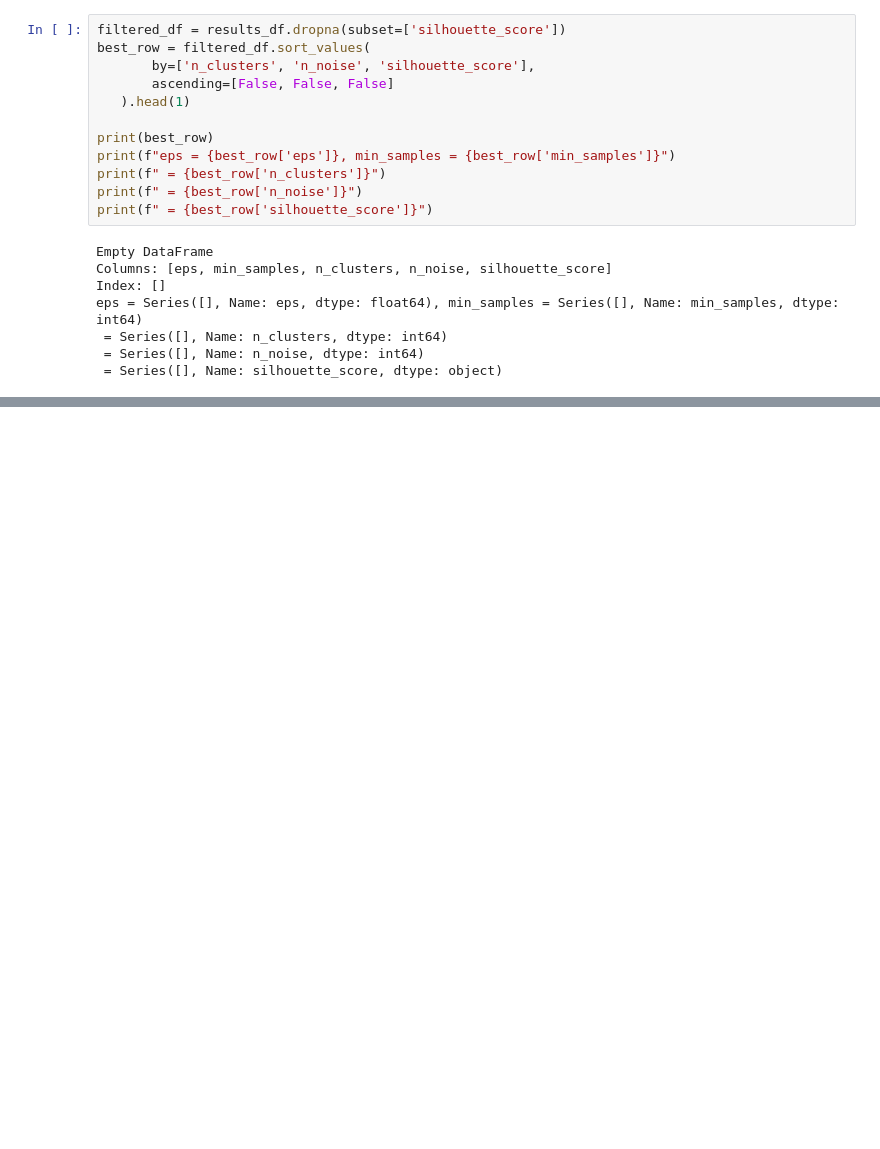
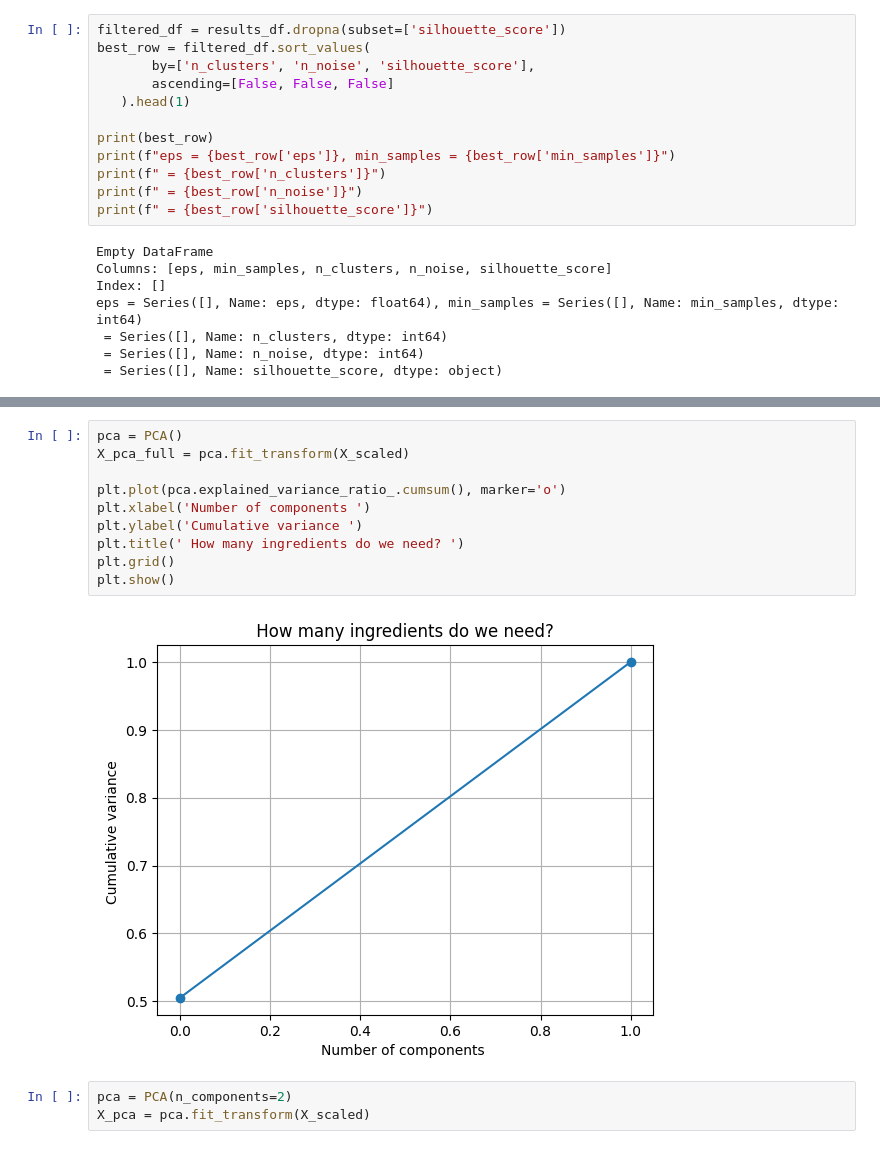
Before and after one commit to hamza-alkaabneh/project, a Jupyter notebook: lobani.ipynb, the cells around one changed output, grey strips where cells are left out. Saved outputs shown, nothing was run; the diff lists cells and outputs as text; blank space fills up the shorter version.

```diff
--- a/lobani.ipynb
+++ b/lobani.ipynb
@@ -143,0 +220,15 @@ eps = Series([], Name: eps, dtype: float64), min_samples = Series([], Name: min_
+# %%
+pca = PCA()
+X_pca_full = pca.fit_transform(X_scaled)
+
+plt.plot(pca.explained_variance_ratio_.cumsum(), marker='o')
+plt.xlabel('Number of components ')
+plt.ylabel('Cumulative variance ')
+plt.title(' How many ingredients do we need? ')
+plt.grid()
+plt.show()
+# %% [output]
+[figure, added]
+# %%
+pca = PCA(n_components=2)
+X_pca = pca.fit_transform(X_scaled)
```
Also changed, not shown: parts of 10 cells of this notebook.
